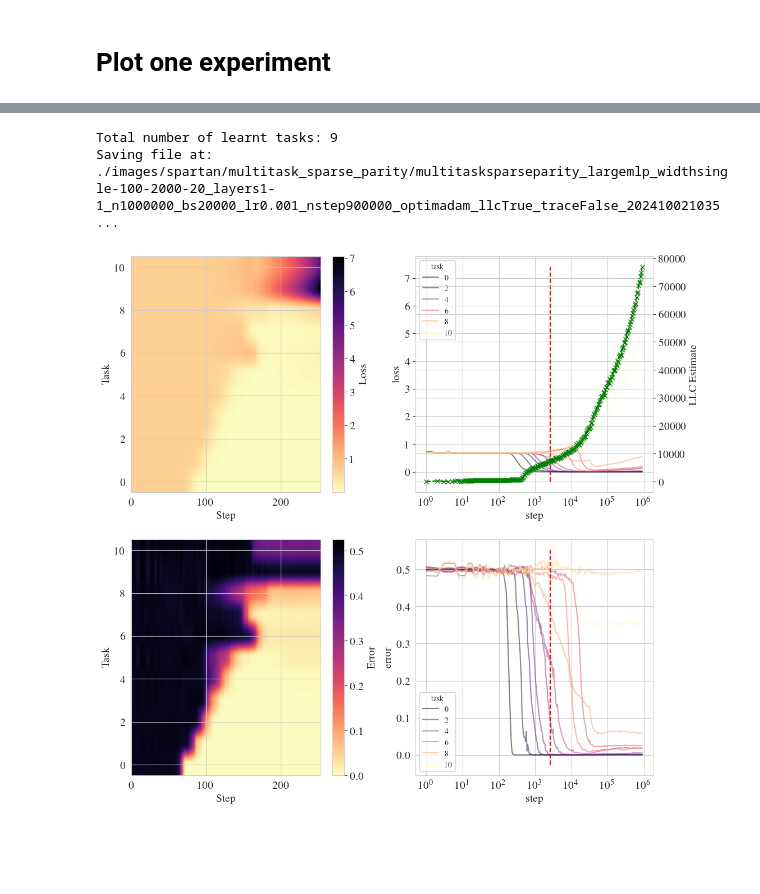
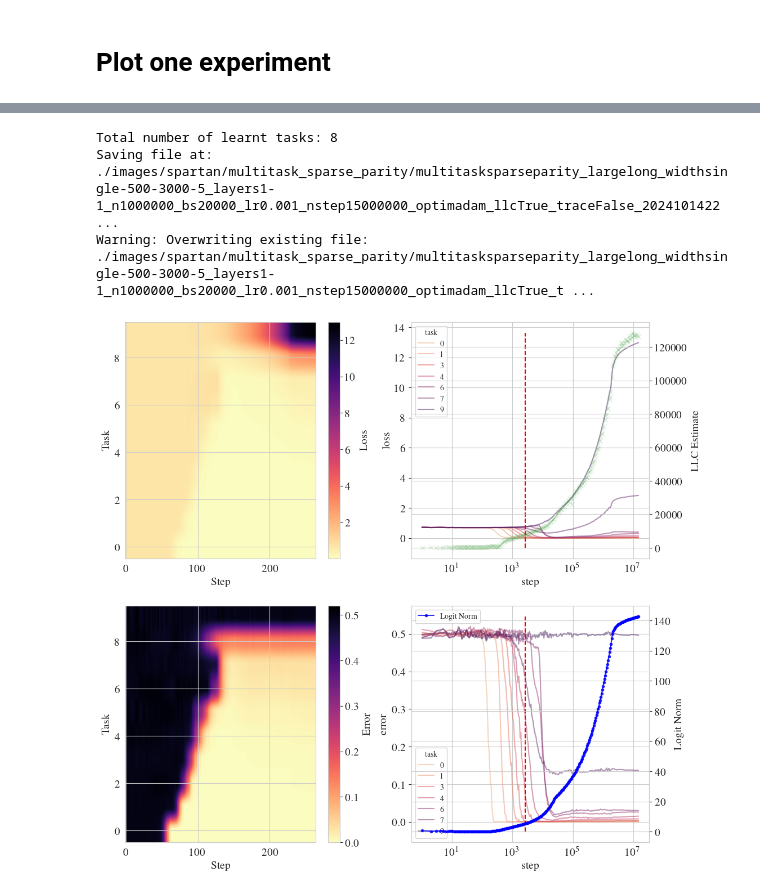
Before and after one commit to edmundlth/neural_network_stagewise_learning, a Jupyter notebook: plot_multitask_sparse_parity.ipynb, the cells around one changed output, grey strips where cells are left out. Saved outputs shown, nothing was run; the diff lists cells and outputs as text; code cells hidden in the pictures; blank space fills up the shorter version.

```diff
--- a/plot_multitask_sparse_parity.ipynb
+++ b/plot_multitask_sparse_parity.ipynb
@@ -142,7 +145,7 @@ WARNING: Found 3 failed experiments.
 # %% [markdown]
 # Plot one experiment
 # %%
-_ID = "9"
+_ID = "3"
 records = expt_records[_ID]
 # records = failed_records[_ID]
 expt_info = records["info"]
@@ -154,6 +157,7 @@ print(f"Number of parameters: {num_parameters}")
 
 df_sgd = pd.DataFrame(expt_info["sgd_records"])
 do_llc_estimation = expt_config["do_llc_estimation"]
+print(f"Num checkpoints: {len(df_sgd)}")
 # %% [output]
 {
   "burn_in_prop": 0.9,
@@ -207,12 +211,13 @@ ax.legend()
 
 ax = axes[2]
 ax.plot(df["step"], df["num_learnt_tasks"], label="Num Learnt Tasks")
-
+ax.set_ylabel("Num Learnt Tasks")
 if do_llc_estimation:
     ax = ax.twinx()
     yvals = np.clip(df["llc_est"], 0, np.inf)
     ax.plot(df["step"], yvals, "gx--", label="llc_est")
     ax.set_ylabel("LLC Estimate")
+    # ax.set_yscale("log")
 
 
 ax = axes[3]
@@ -222,7 +227,7 @@ ax.plot(df["step"], df["total_layer_norm"], "k--", label="Total Norm")
 ax.set_xlabel("Step")
 ax.set_ylabel("Total Norm")
 ax.set_xscale("log")
-ax.set_yscale("log")
+# ax.set_yscale("log")
 
 
 # ax = ax.twinx()
@@ -236,9 +241,14 @@ for i, path in enumerate(treepaths):
     ax.plot(xvals, yvals, label=name, alpha=0.5)
     ax.set_ylabel("Layer-wise norm")
     ax.set_xscale("log")
-    ax.set_yscale("log")
+    # ax.set_yscale("log")
 ax.legend(bbox_to_anchor=(1.05, 1), loc='upper left')
 
+if "logit_norm" in df.columns:
+    ax = ax.twinx()
+    ax.plot(df["step"], df["logit_norm"], "b.-", label="Logit Norm")
+    ax.set_ylabel("Logit Norm")
+    ax.legend()
 
 
 for ax in axes:
@@ -259,6 +268,8 @@ Warning: Overwriting existing file: ./images/spartan/multitask_sparse_parity/mul
 total_num_learnt_tasks = df["num_learnt_tasks"].iloc[-1]
 print(f"Total number of learnt tasks: {total_num_learnt_tasks}")
 factor = 1.3
+cmap = "magma_r"
+cmap_line = "flare"
 
 task_losses = df["task_losses"].apply(pd.Series)
 task_losses = task_losses.loc[:, sorted(task_losses.columns, reverse=False)]
@@ -268,7 +279,7 @@ task_losses = task_losses.iloc[:, :int(total_num_learnt_tasks * factor)]
 fig, axes = plt.subplots(2, 2, figsize=(12, 12))
 axes = axes.flatten()
 ax = axes[0]
-cax = ax.imshow(task_losses.transpose(), aspect="auto", cmap="magma_r", origin="lower")
+cax = ax.imshow(task_losses.transpose(), aspect="auto", cmap=cmap, origin="lower")
 ax.set_xlabel("Step")
 ax.set_ylabel("Task")
 fig.colorbar(cax, ax=ax, label="Loss")
@@ -276,46 +287,52 @@ fig.colorbar(cax, ax=ax, label="Loss")
 ax = axes[1]
 task_losses["step"] = df["step"]
 task_losses = task_losses.melt(id_vars="step", var_name="task", value_name="loss")
-sns.lineplot(data=task_losses, x="step", y="loss", hue="task", ax=ax, palette="magma", alpha=0.5)
+sns.lineplot(data=task_losses, x="step", y="loss", hue="task", ax=ax, palette=cmap_line, alpha=0.5)
 ymin, ymax = ax.get_ylim()
 ax.vlines(step_at_lowest_test_loss, ymin, ymax, color="r", linestyle="--", label="Lowest Test Loss")
 # ax.set_yscale("log")
 ax.set_xscale("log")
 if do_llc_estimation:
     ax = ax.twinx()
     yvals = np.clip(df["llc_est"], 0, np.inf)
-    ax.plot(df["step"], yvals, "gx--", label="llc_est")
+    ax.plot(df["step"], yvals, "gx--", label="llc_est", alpha=0.1)
     ax.set_ylabel("LLC Estimate")
     # ax.set_yscale("log")
     ax.set_xscale("log")
 
 
 ax = axes[2]
 task_errors = df["task_errors"].apply(pd.Series)
 task_errors = task_errors.loc[:, sorted(task_errors.columns)]
 task_errors = task_errors.iloc[:, :int(total_num_learnt_tasks * factor)]
 
-cax = ax.imshow(task_errors.transpose(), aspect="auto", cmap="magma_r", origin="lower")
+cax = ax.imshow(task_errors.transpose(), aspect="auto", cmap=cmap, origin="lower")
 ax.set_xlabel("Step")
 ax.set_ylabel("Task")
 fig.colorbar(cax, ax=ax, label="Error")
 # ax.set_xscale("log")
 
 ax = axes[3]
 task_errors["step"] = df["step"]
 task_errors = task_errors.melt(id_vars="step", var_name="task", value_name="error")
-sns.lineplot(data=task_errors, x="step", y="error", hue="task", ax=ax, palette="magma", alpha=0.5)
+sns.lineplot(data=task_errors, x="step", y="error", hue="task", ax=ax, palette=cmap_line, alpha=0.5)
 # ax.set_yscale("log")
 ax.set_xscale("log")
 ymin, ymax = ax.get_ylim()
 ax.vlines(step_at_lowest_test_loss, ymin, ymax, color="r", linestyle="--", label="Lowest Test Loss")
+if "logit_norm" in df.columns:
+    ax = ax.twinx()
+    ax.plot(df["step"], df["logit_norm"], "b.-", label="Logit Norm", alpha=0.8)
+    ax.set_ylabel("Logit Norm")
+    ax.legend()
 
 
 savefig_fn(fig, f"task_losses_and_errors_id{_ID}.pdf")
 # %% [output]
-Total number of learnt tasks: 9
-Saving file at: ./images/spartan/multitask_sparse_parity/multitasksparseparity_largemlp_widthsingle-100-2000-20_layers1-1_n1000000_bs20000_lr0.001_nstep900000_optimadam_llcTrue_traceFalse_202410021035 ...
+Total number of learnt tasks: 8
+Saving file at: ./images/spartan/multitask_sparse_parity/multitasksparseparity_largelong_widthsingle-500-3000-5_layers1-1_n1000000_bs20000_lr0.001_nstep15000000_optimadam_llcTrue_traceFalse_2024101422 ...
+Warning: Overwriting existing file: ./images/spartan/multitask_sparse_parity/multitasksparseparity_largelong_widthsingle-500-3000-5_layers1-1_n1000000_bs20000_lr0.001_nstep15000000_optimadam_llcTrue_t ...
-[figure, old version]
+[figure, new version]
 # %%
 stage_records = expt_info["stage_records"]
 num_to_plot = len(stage_records)
```
Also changed, not shown: parts of 9 cells of this notebook.
